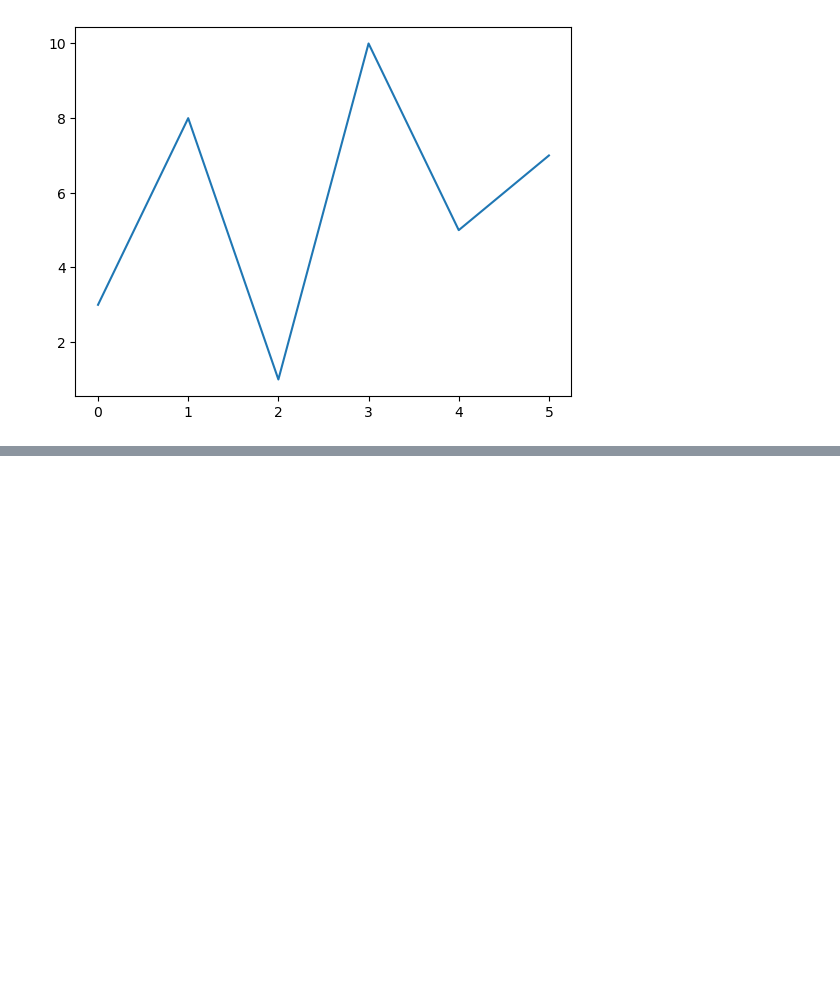
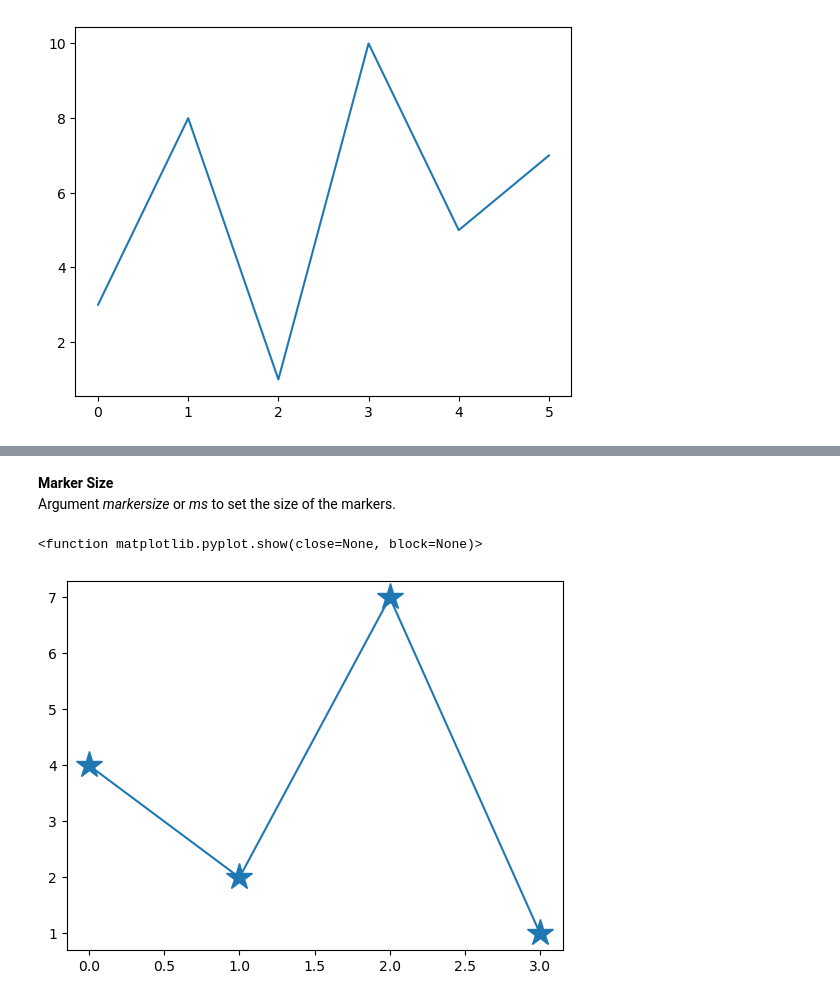
Before and after one commit to alfredkondoro/matplotlib-tutorial, a Jupyter notebook: matplotlib-tutorial.ipynb, the cells around one changed output, grey strips where cells are left out. Cells and saved outputs as stored; diff of their text form; code cells hidden in the pictures; blank space fills up the shorter version.

```diff
--- a/matplotlib-tutorial.ipynb
+++ b/matplotlib-tutorial.ipynb
@@ -71,0 +142,14 @@ plt.show()
+# %% [markdown]
+**Marker Size**<br>
+Argument *markersize* or *ms* to set the size of the markers.
+# %%
+import matplotlib.pyplot as plt
+import numpy as np
+
+ypts = np.array([4, 2, 7, 1])
+
+plt.plot(ypts, marker = '*', ms = 20)
+plt.show
+# %% [output]
+<function matplotlib.pyplot.show(close=None, block=None)>
+[figure, added]
```
Also changed, not shown: parts of 24 cells of this notebook.
